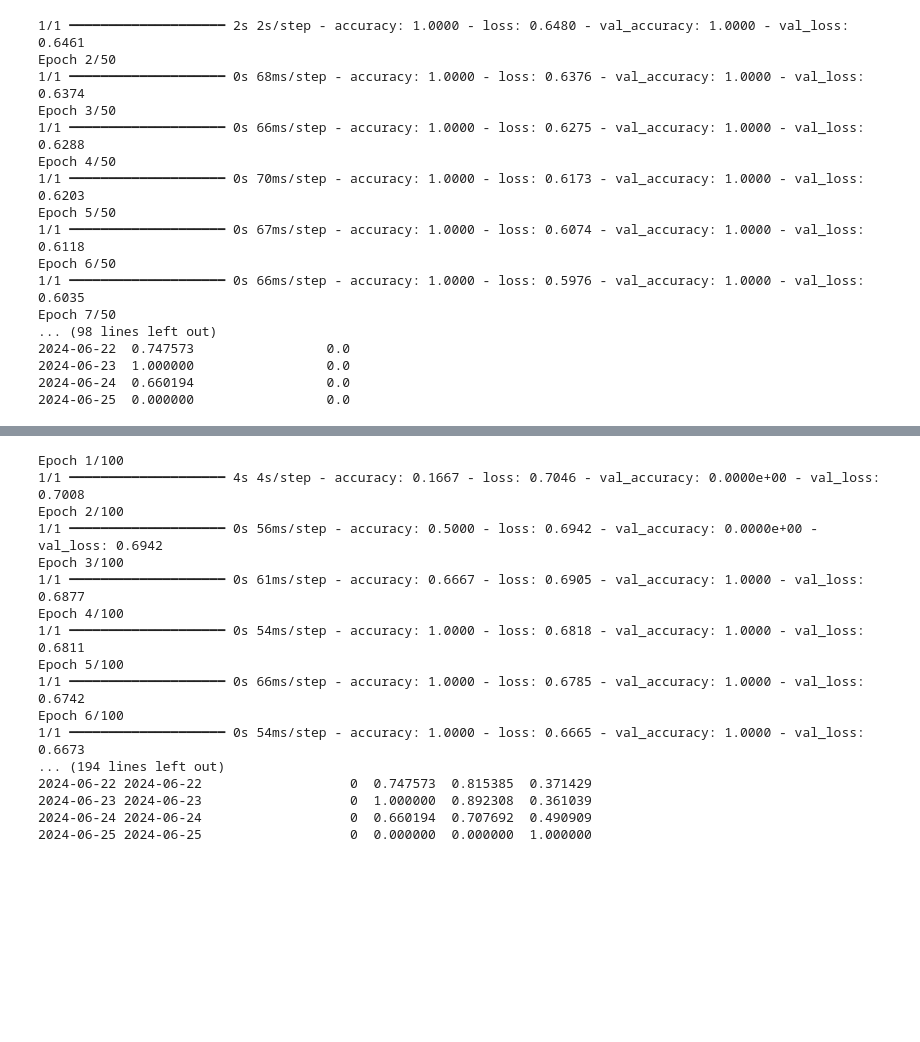
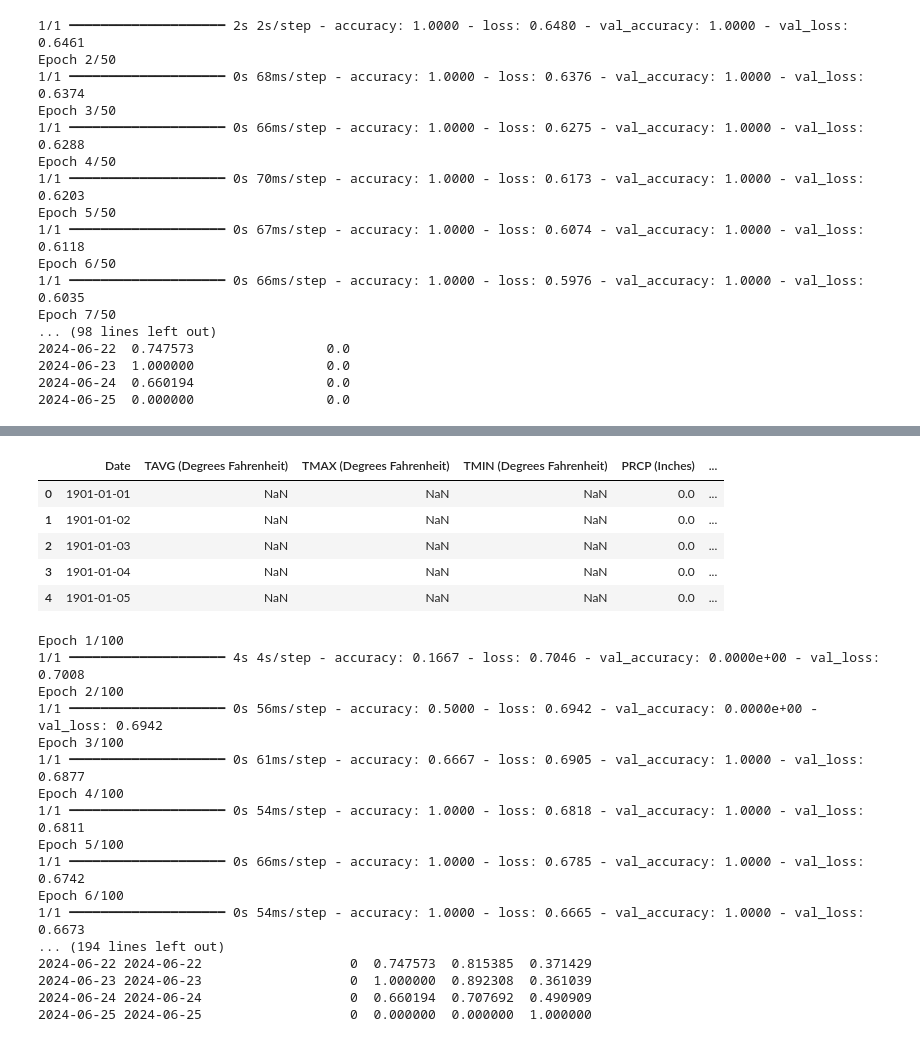
Before and after one commit to subramanya33/HEATWAVE, a Jupyter notebook: main.ipynb, the cells around one changed output, grey strips where cells are left out. Cells and saved outputs as stored; diff of their text form; code cells hidden in the pictures; blank space fills up the shorter version.

```diff
--- a/main.ipynb
+++ b/main.ipynb
@@ -325,3 +253,14 @@ Temperature on 2024-06-19: 34.97°C
+# %%
+data=pd.read_csv("delhi100.csv")
+
+data.head()
+# %% [output]
+|  | Date | TAVG (Degrees Fahrenheit) | TMAX (Degrees Fahrenheit) | TMIN (Degrees Fahrenheit) | PRCP (Inches) | ... |
+| 0 | 1901-01-01 | NaN | NaN | NaN | 0.0 | ... |
+| 1 | 1901-01-02 | NaN | NaN | NaN | 0.0 | ... |
+| 2 | 1901-01-03 | NaN | NaN | NaN | 0.0 | ... |
+| 3 | 1901-01-04 | NaN | NaN | NaN | 0.0 | ... |
+| 4 | 1901-01-05 | NaN | NaN | NaN | 0.0 | ... |
 # %%
 #tryna do somthng
 from datetime import datetime
```
Also changed, not shown: parts of 8 cells of this notebook, 6 other files.
